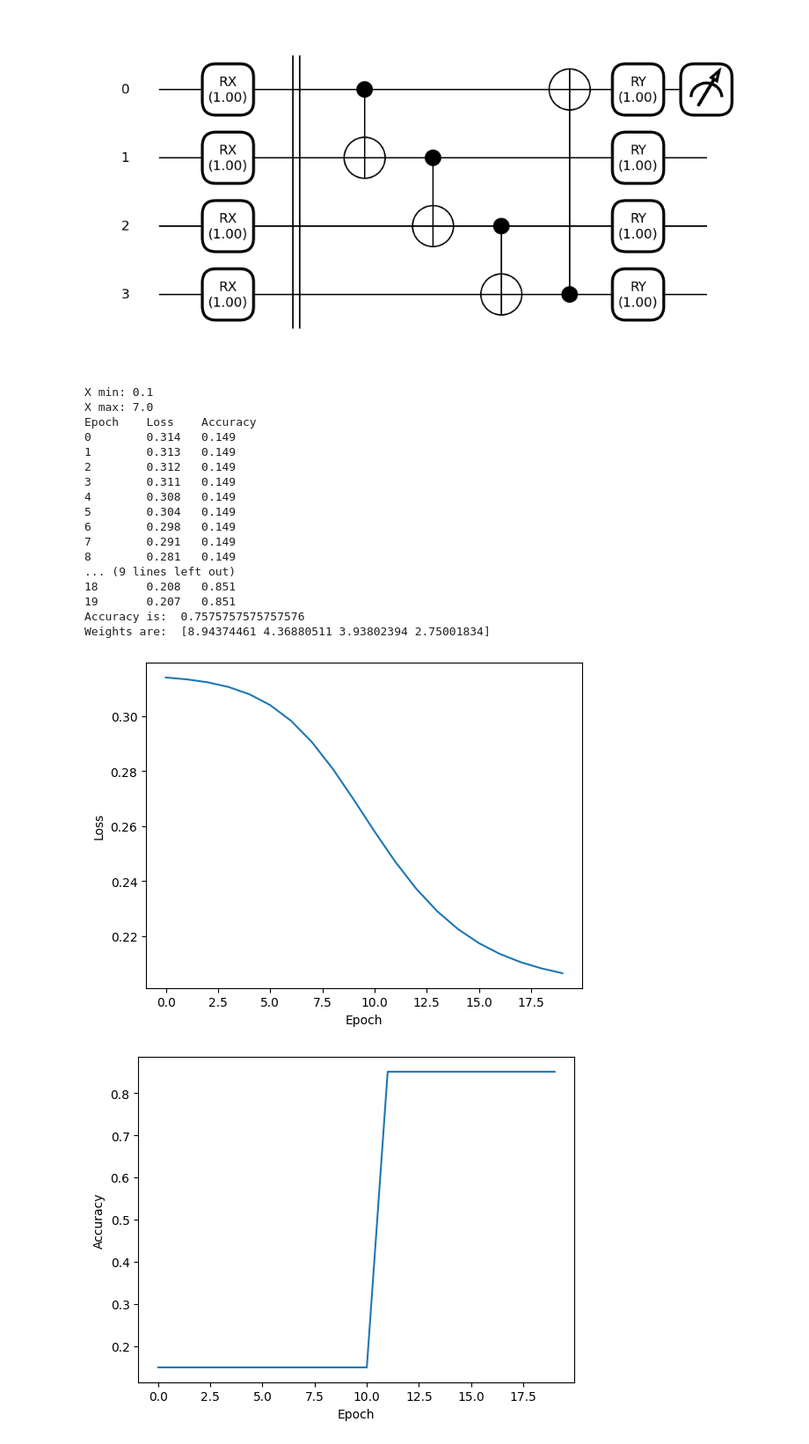
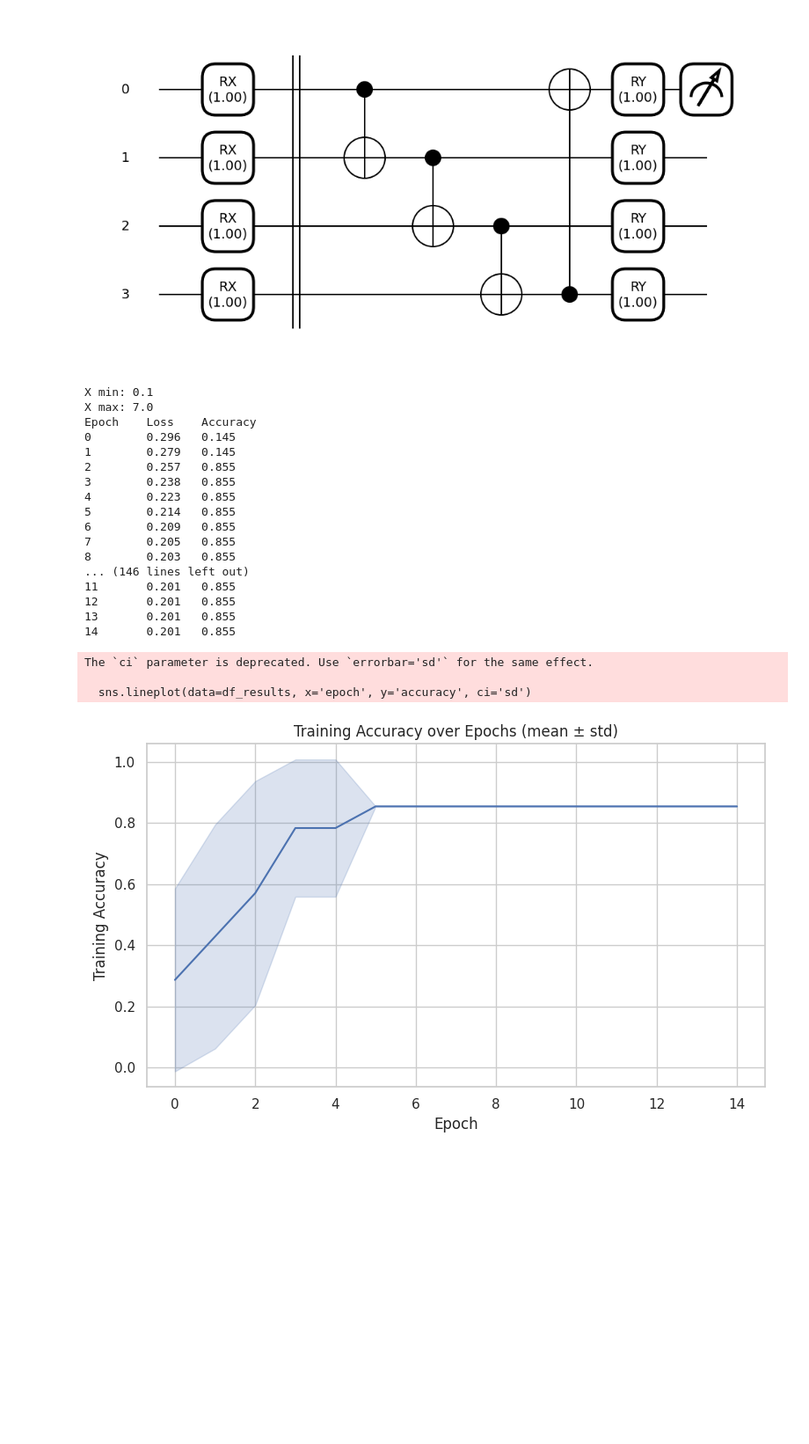
Before and after one commit to NicolaAssolini98/Abstract-VQC, a Jupyter notebook: 1_iris_QCL/training_notebook.ipynb, the cells around one changed output. Shown: that part at 88% size. Saved outputs shown, nothing was run; the diff lists cells and outputs as text; code cells hidden in the pictures; blank space fills up the shorter version.

```diff
--- a/1_iris_QCL/training_notebook.ipynb
+++ b/1_iris_QCL/training_notebook.ipynb
@@ -55,7 +57,7 @@ plt.show()
 iris = datasets.load_iris()
 X = iris.data[0:100]
 Y = iris.target[0:100]
-X_train,X_test,Y_train,Y_test = model_selection.train_test_split(X,Y,test_size=0.33,random_state=42)
+X_train,X_test,Y_train,Y_test = model_selection.train_test_split(X,Y,test_size=0.38,random_state=42)
 
 # print ranges of X
 print(f"X min: {np.min(X)}")
@@ -63,61 +65,70 @@ print(f"X max: {np.max(X)}")
 
 N = 4
 
-epochs = 30
+epochs = 15
 eta = 0.1
 loss_list = []
 acc_list = []
+results = []
+tests = 10
 
 
-np.random.seed(2916)
-thetas = [np.random.uniform(0, 2**np.pi, N) for _ in range(3)]# For reproducibility
-for i in range(3):
+thetas = [np.random.uniform(0, 2**np.pi, N) for _ in range(tests)]# For reproducibility
+for i in range(tests):
     theta = thetas[i]
 
     print(f'Epoch \t Loss \t Accuracy')
     for epoch in range(epochs):
         loss_tmp = []
         for X_i, Y_i in zip(X_train, Y_train):
             prediction = quantum_nn(X_i, theta)
             loss_tmp.append(calc_loss(prediction, Y_i))
 
             # Update theta by using SGD
             theta = theta - eta * gradient(X_i, Y_i, theta)
         loss_list.append(np.mean(loss_tmp))
         acc = accuracy(X_train, Y_train, theta)
         acc_list.append(acc)
+        results.append({'epoch': epoch, 'accuracy': acc})
+
 
         print(f'{epoch} \t {loss_list[-1]:.3f} \t {acc:.3f}')
 
-plt.figure()
-plt.plot(acc_list)
+# Convert to DataFrame
+df_results = pd.DataFrame(results)
+
+# Plot with seaborn
+sns.set(style="whitegrid")
+plt.figure(figsize=(8, 5))
+sns.lineplot(data=df_results, x='epoch', y='accuracy', ci='sd')
 plt.xlabel('Epoch')
-plt.ylabel('Accuracy')
-
-
-print("Accuracy is: ", accuracy(X_test,Y_test,theta))
-print("Weights are: ", theta)
+plt.ylabel('Training Accuracy')
+plt.title('Training Accuracy over Epochs (mean ± std)')
+plt.tight_layout()
+plt.show()
 # print(vqc)
 # %% [output]
 X min: 0.1
 X max: 7.0
 Epoch    Loss    Accuracy
-0        0.314   0.149
-1        0.313   0.149
-2        0.312   0.149
-3        0.311   0.149
-4        0.308   0.149
-5        0.304   0.149
-6        0.298   0.149
-7        0.291   0.149
-8        0.281   0.149
-... (9 lines left out)
-18       0.208   0.851
-19       0.207   0.851
-Accuracy is:  0.7575757575757576
-Weights are:  [8.94374461 4.36880511 3.93802394 2.75001834]
+0        0.296   0.145
+1        0.279   0.145
+2        0.257   0.855
+3        0.238   0.855
+4        0.223   0.855
+5        0.214   0.855
+6        0.209   0.855
+7        0.205   0.855
+8        0.203   0.855
+... (146 lines left out)
+11       0.201   0.855
+12       0.201   0.855
+13       0.201   0.855
+14       0.201   0.855
+The `ci` parameter is deprecated. Use `errorbar='sd'` for the same effect.
+
+  sns.lineplot(data=df_results, x='epoch', y='accuracy', ci='sd')
-[figure, old version]
+[figure, new version]
-[figure, removed]
 # %%
 print("Saving weights")
 # np.savetxt('weights.txt', theta)
```
Also changed, not shown: parts of 3 cells of this notebook, 1 other file.
